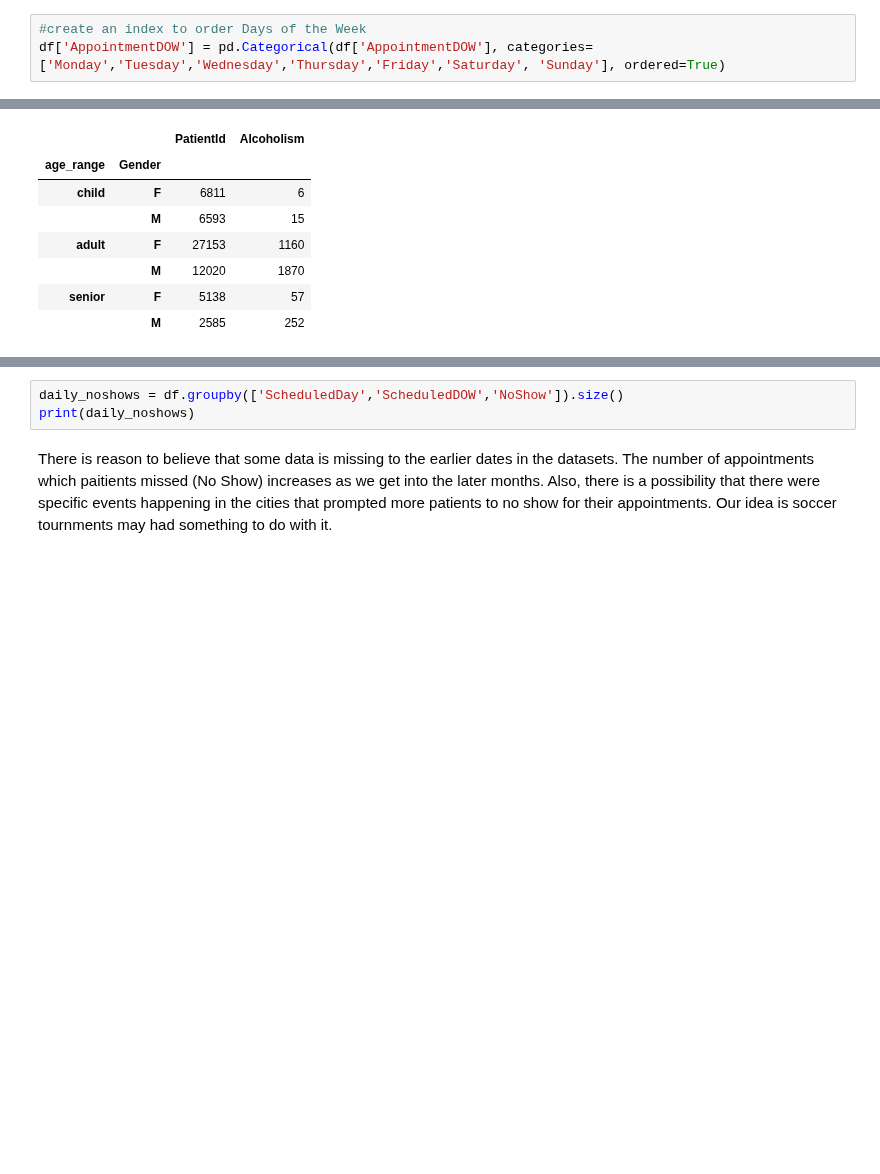
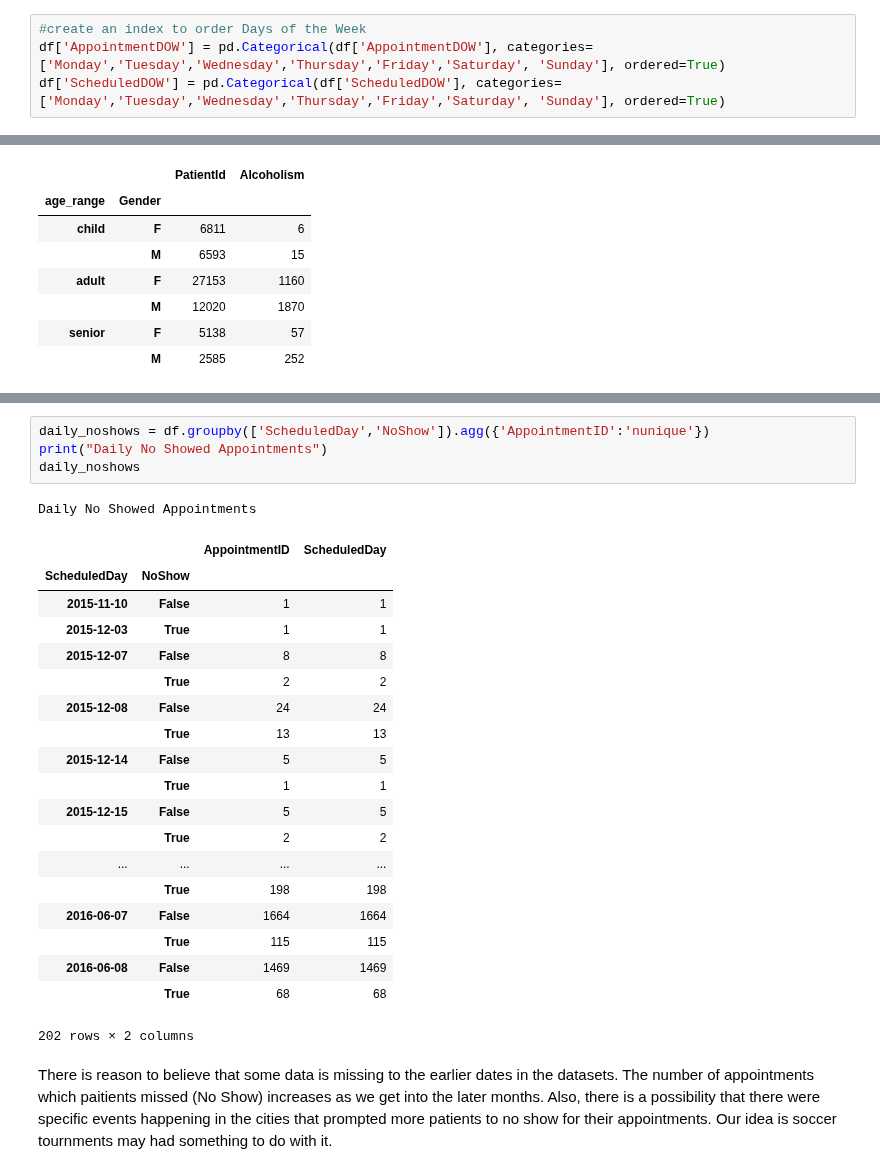
Before and after one commit to cdmorgan103/7331DataMiningNoShow, a Jupyter notebook: 7331DataMiningNoShow_CR.ipynb, the cells around one changed output, grey strips where cells are left out. Cells and saved outputs as stored; diff of their text form; blank space fills up the shorter version.

```diff
--- a/7331DataMiningNoShow_CR.ipynb
+++ b/7331DataMiningNoShow_CR.ipynb
@@ -393,6 +394,7 @@ Not much difference in the mean days in advance patients make appointments excep
 # %%
 #create an index to order Days of the Week
 df['AppointmentDOW'] = pd.Categorical(df['AppointmentDOW'], categories=['Monday','Tuesday','Wednesday','Thursday','Friday','Saturday', 'Sunday'], ordered=True)
+df['ScheduledDOW'] = pd.Categorical(df['ScheduledDOW'], categories=['Monday','Tuesday','Wednesday','Thursday','Friday','Saturday', 'Sunday'], ordered=True)
 # %%
 appt_by_DOW = df.groupby(['AppointmentDOW']).agg({'PatientId':'nunique','AppointmentID':'nunique','DaysInAdvance':'mean'})
 print("Unique Patients and Total Appointments with Days In Advance")
@@ -500,6 +530,28 @@ Unique Patients with Alcholism
 # %%
-daily_noshows = df.groupby(['ScheduledDay','ScheduledDOW','NoShow']).size()
-print(daily_noshows)
+daily_noshows = df.groupby(['ScheduledDay','NoShow']).agg({'AppointmentID':'nunique'})
+print("Daily No Showed Appointments")
+daily_noshows
+# %% [output]
+Daily No Showed Appointments
+|  |  | AppointmentID | ScheduledDay |
+| ScheduledDay | NoShow |  |  |
+| 2015-11-10 | False | 1 | 1 |
+| 2015-12-03 | True | 1 | 1 |
+| 2015-12-07 | False | 8 | 8 |
+|  | True | 2 | 2 |
+| 2015-12-08 | False | 24 | 24 |
+|  | True | 13 | 13 |
+| 2015-12-14 | False | 5 | 5 |
+|  | True | 1 | 1 |
+| 2015-12-15 | False | 5 | 5 |
+|  | True | 2 | 2 |
+| ... | ... | ... | ... |
+|  | True | 198 | 198 |
+| 2016-06-07 | False | 1664 | 1664 |
+|  | True | 115 | 115 |
+| 2016-06-08 | False | 1469 | 1469 |
+|  | True | 68 | 68 |
+202 rows × 2 columns
 # %% [markdown]
 There is reason to believe that some data is missing to the earlier dates in the datasets. The number of appointments which paitients missed (No Show) increases as we get into the later months.
 Also, there is a possibility that there were specific events happening in the cities that prompted more patients to no show for their appointments. Our idea is soccer tournments may had something to do with it.
```
Also changed, not shown: parts of 14 cells of this notebook.
